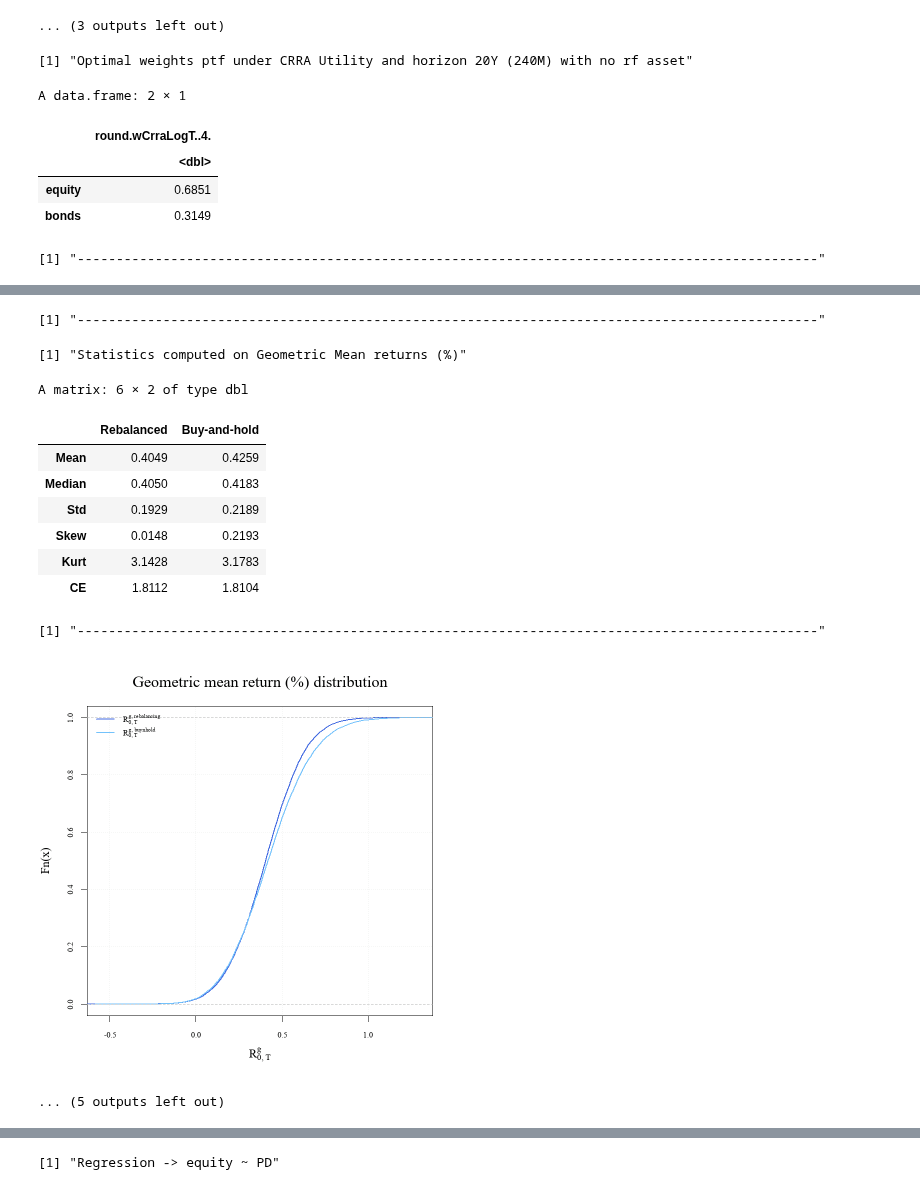
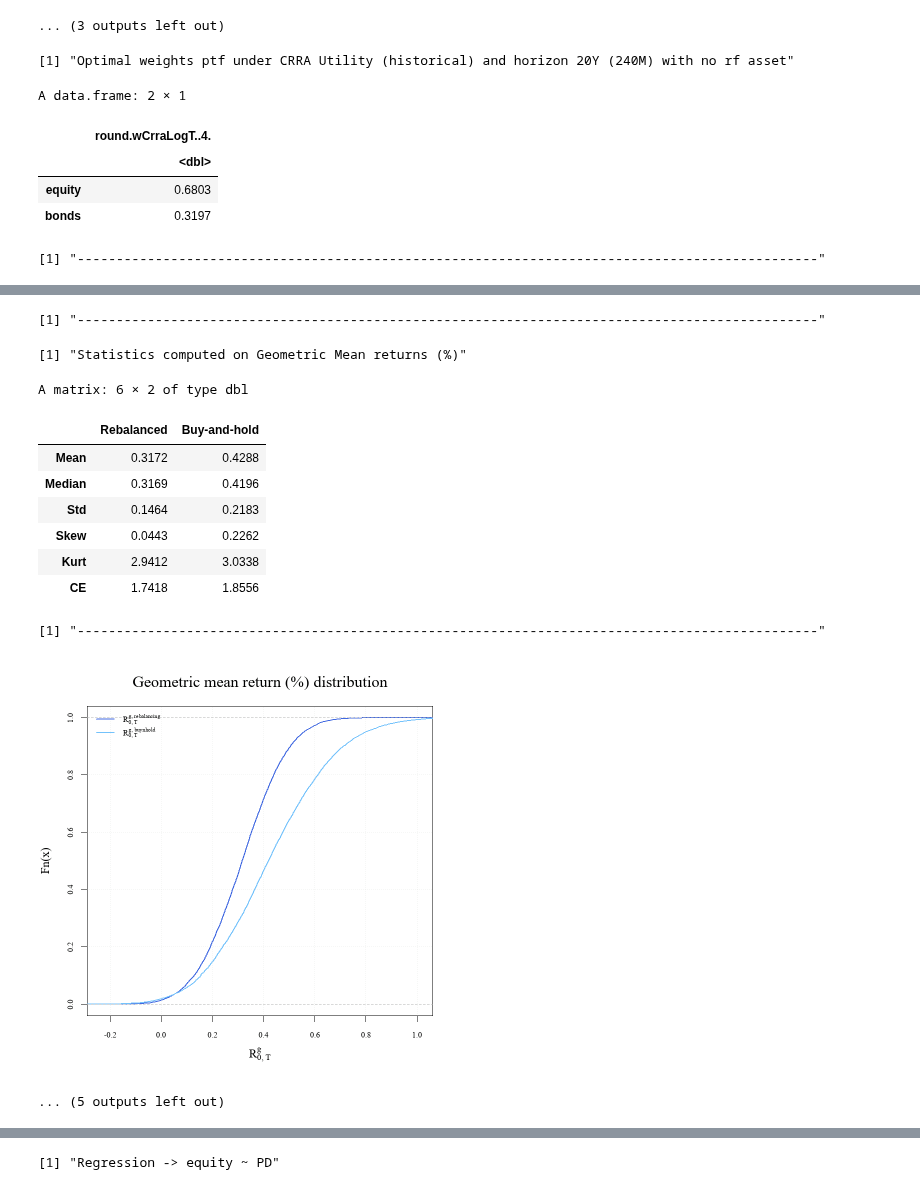
Before and after one commit to S2310053/GRA6560, a Jupyter notebook: main_code.ipynb, the cells around one changed output, grey strips where cells are left out. Cells and saved outputs as stored; diff of their text form; code cells hidden in the pictures.

```diff
--- a/main_code.ipynb
+++ b/main_code.ipynb
@@ -975,10 +975,10 @@ nAssets  <- length(muExcess)
 T                 <- 12 * 20
 gamma             <- gamma
 yT                <- mean(rRealRf)
-optimalPortfolio  <- portCRRA_LT(data = 1 + yT + dataX, model = "logn", T = T, gamma = gamma, N = 10000)
+optimalPortfolio  <- portCRRA_LT(data = 1 + yT + dataX, model = "hist", T = T, gamma = gamma, N = 10000)
 wCrraLogT         <- optimalPortfolio$w
 
-paste("Optimal weights ptf under CRRA Utility and horizon 20Y (240M) with no rf asset")
+paste("Optimal weights ptf under CRRA Utility (historical) and horizon 20Y (240M) with no rf asset")
 data.frame(round(wCrraLogT, 4))
 paste("-----------------------------------------------------------------------------------------------")
 
@@ -992,7 +992,7 @@ certaintyEquivalent <- array(0, c(nT, 1))
 
 for (i in 1:nT){
     # perform optimization for each horizon T
-    optimalPortfolio       <- portCRRA_LT(data=1 + yT + dataX, model="logn", T=T[i], rf=NA, gamma=gamma, N=10000)
+    optimalPortfolio       <- portCRRA_LT(data=1 + yT + dataX, model="hist", T=T[i], rf=NA, gamma=gamma, N=10000)
 
     # collect result: portfolio weights and certainty equivalent
     weights[i,]            <- optimalPortfolio$w
@@ -1019,7 +1019,7 @@ nSimulations <- 10000
 isBnhShort <- FALSE
 
 # Optimal one period portfolio: rebalancing strategy
-optimalPortfolio <- portCRRA_LT(data=1 + yT + dataX, model="logn", T=1, rf=NA, gamma=gamma)
+optimalPortfolio <- portCRRA_LT(data=1 + yT + dataX, model="hist", T=1, rf=NA, gamma=gamma)
 wRebal           <- as.matrix(optimalPortfolio$w)
 
 #buy and hold strategy
@@ -1028,7 +1028,7 @@ if (isBnhShort == TRUE){
     wBnH <- wRebal
     } else {
     #optimal static long-run portfolio
-    optimalPortfolio <- portCRRA_LT(data=1 + yT + dataX, model="logn", T=T, rf=NA, gamma=gamma)
+    optimalPortfolio <- portCRRA_LT(data=1 + yT + dataX, model="hist", T=T, rf=NA, gamma=gamma)
     wBnH             <- as.matrix(optimalPortfolio$w)
     }
 
@@ -1199,10 +1199,10 @@ plot(tcGrid * 10000, ceTC, type = "l", lwd = 2, col = "royalblue",
      cex.lab = 1.5,)
 grid(col = adjustcolor("gray70", alpha.f = 0.2))
 # %% [output]
-[1] "Optimal weights ptf under CRRA Utility and horizon 20Y (240M) with no rf asset"
+[1] "Optimal weights ptf under CRRA Utility (historical) and horizon 20Y (240M) with no rf asset"
 A data.frame: 2 × 1
 |  | round.wCrraLogT..4. |
 |  | <dbl> |
-| equity | 0.6851 |
-| bonds | 0.3149 |
+| equity | 0.6803 |
+| bonds | 0.3197 |
 [1] "-----------------------------------------------------------------------------------------------"
@@ -1211,15 +1211,15 @@ A data.frame: 2 × 1
 [1] "-----------------------------------------------------------------------------------------------"
 [1] "Statistics computed on Geometric Mean returns (%)"
 A matrix: 6 × 2 of type dbl
 |  | Rebalanced | Buy-and-hold |
-| Mean | 0.4049 | 0.4259 |
-| Median | 0.4050 | 0.4183 |
-| Std | 0.1929 | 0.2189 |
-| Skew | 0.0148 | 0.2193 |
-| Kurt | 3.1428 | 3.1783 |
-| CE | 1.8112 | 1.8104 |
+| Mean | 0.3172 | 0.4288 |
+| Median | 0.3169 | 0.4196 |
+| Std | 0.1464 | 0.2183 |
+| Skew | 0.0443 | 0.2262 |
+| Kurt | 2.9412 | 3.0338 |
+| CE | 1.7418 | 1.8556 |
 [1] "-----------------------------------------------------------------------------------------------"
-[figure, old version]
+[figure, new version]
 ... (5 outputs left out)
 # %%
 ##
```
Also changed, not shown: parts of 2 cells of this notebook.
